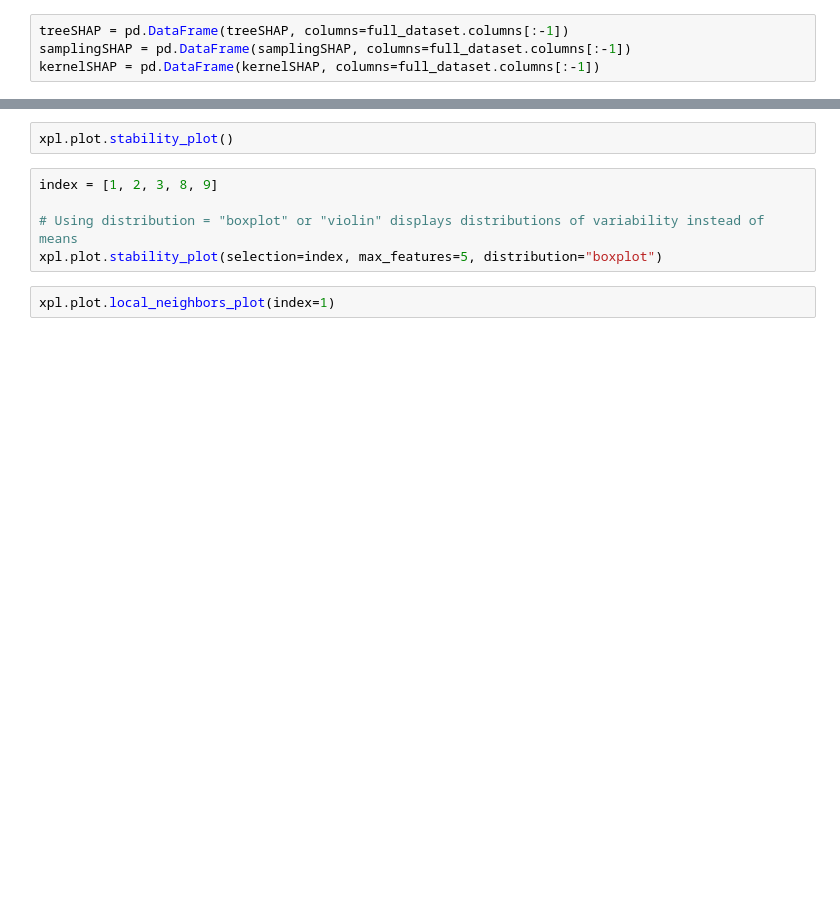
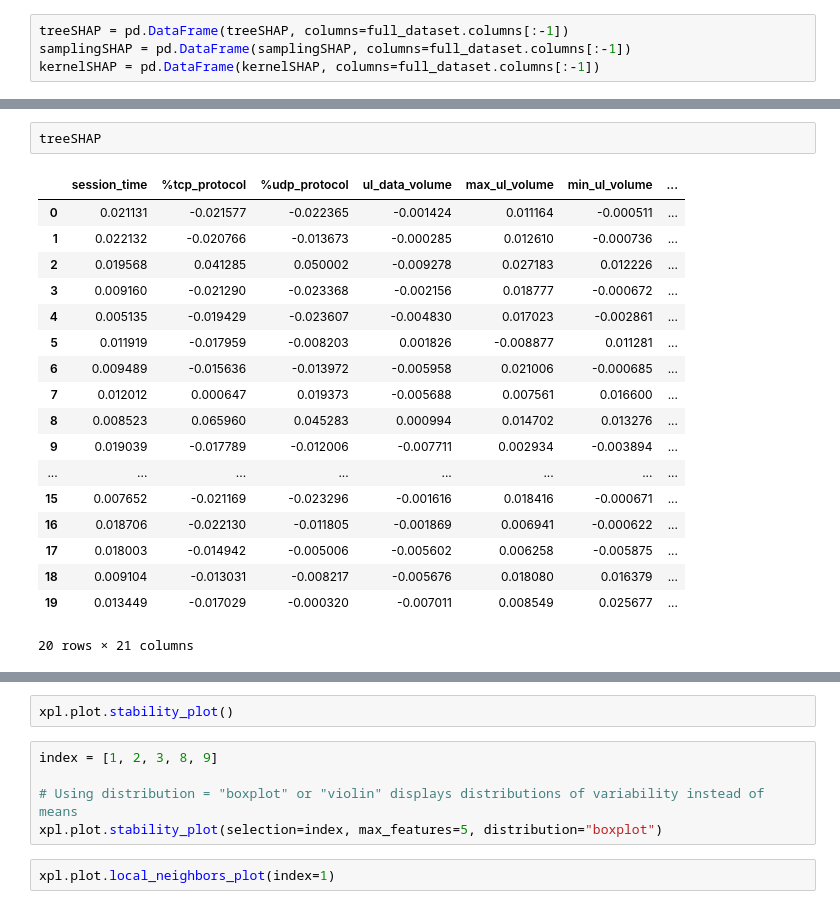
Before and after one commit to sandeepaamcp/activity-classification, a Jupyter notebook: xai/poisoning-and-inference-attacks/allinone-xai-metrics-eval-3.ipynb, the cells around one changed output, grey strips where cells are left out. Drawn from its saved outputs; the diff is of its cells as text; blank space fills up the shorter version.

```diff
--- a/xai/poisoning-and-inference-attacks/allinone-xai-metrics-eval-3.ipynb
+++ b/xai/poisoning-and-inference-attacks/allinone-xai-metrics-eval-3.ipynb
@@ -777,2 +721,23 @@ kernelSHAP = pd.DataFrame(kernelSHAP, columns=full_dataset.columns[:-1])
+# %%
+treeSHAP
+# %% [output]
+|  | session_time | %tcp_protocol | %udp_protocol | ul_data_volume | max_ul_volume | min_ul_volume | ... |
+| 0 | 0.021131 | -0.021577 | -0.022365 | -0.001424 | 0.011164 | -0.000511 | ... |
+| 1 | 0.022132 | -0.020766 | -0.013673 | -0.000285 | 0.012610 | -0.000736 | ... |
+| 2 | 0.019568 | 0.041285 | 0.050002 | -0.009278 | 0.027183 | 0.012226 | ... |
+| 3 | 0.009160 | -0.021290 | -0.023368 | -0.002156 | 0.018777 | -0.000672 | ... |
+| 4 | 0.005135 | -0.019429 | -0.023607 | -0.004830 | 0.017023 | -0.002861 | ... |
+| 5 | 0.011919 | -0.017959 | -0.008203 | 0.001826 | -0.008877 | 0.011281 | ... |
+| 6 | 0.009489 | -0.015636 | -0.013972 | -0.005958 | 0.021006 | -0.000685 | ... |
+| 7 | 0.012012 | 0.000647 | 0.019373 | -0.005688 | 0.007561 | 0.016600 | ... |
+| 8 | 0.008523 | 0.065960 | 0.045283 | 0.000994 | 0.014702 | 0.013276 | ... |
+| 9 | 0.019039 | -0.017789 | -0.012006 | -0.007711 | 0.002934 | -0.003894 | ... |
+| ... | ... | ... | ... | ... | ... | ... | ... |
+| 15 | 0.007652 | -0.021169 | -0.023296 | -0.001616 | 0.018416 | -0.000671 | ... |
+| 16 | 0.018706 | -0.022130 | -0.011805 | -0.001869 | 0.006941 | -0.000622 | ... |
+| 17 | 0.018003 | -0.014942 | -0.005006 | -0.005602 | 0.006258 | -0.005875 | ... |
+| 18 | 0.009104 | -0.013031 | -0.008217 | -0.005676 | 0.018080 | 0.016379 | ... |
+| 19 | 0.013449 | -0.017029 | -0.000320 | -0.007011 | 0.008549 | 0.025677 | ... |
+20 rows × 21 columns
 # %%
 # The format must be a dictionary where keys are methods names and values are pandas DataFrames: be careful to have dataframes with same shape, index and column names
```
Also changed, not shown: parts of 25 cells of this notebook, 1 other file.
